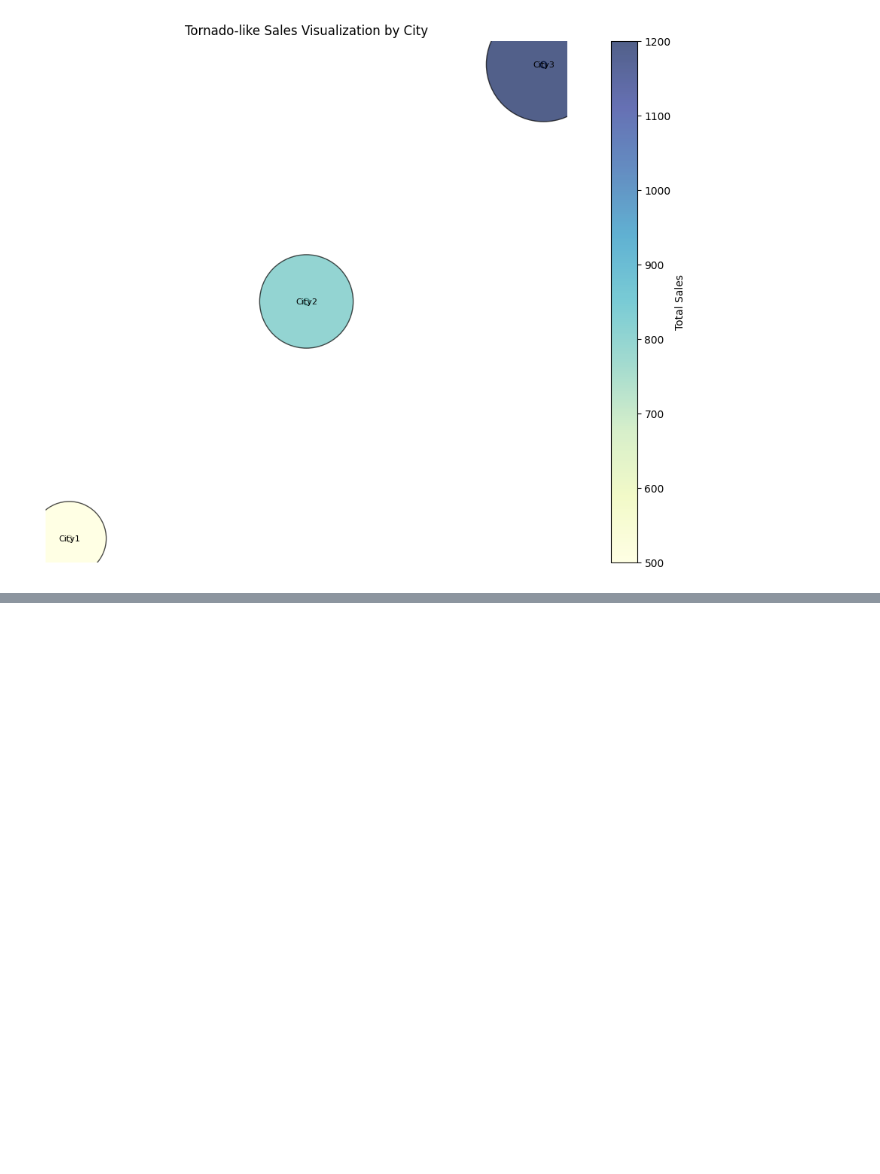
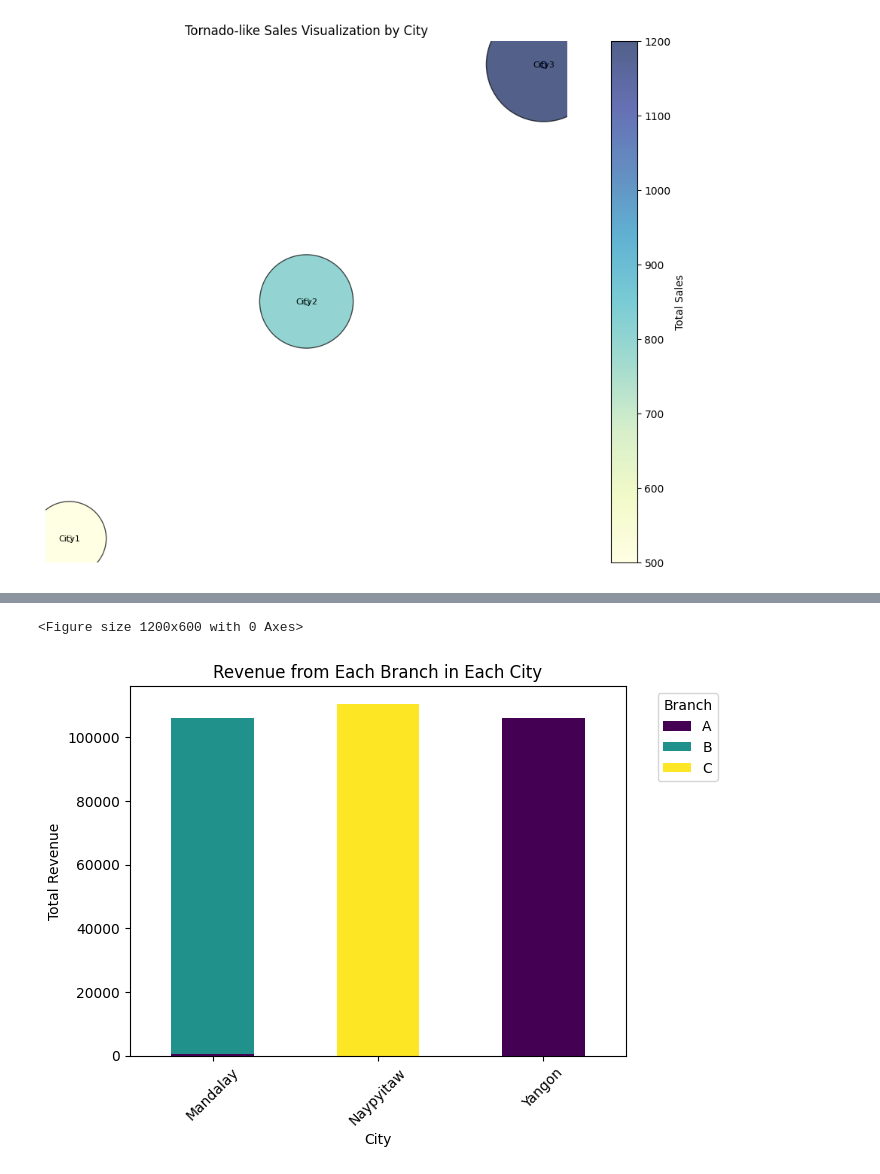
Before and after one commit to saimsheikh/Automated_EDA, a Jupyter notebook: main.ipynb, the cells around one changed output, grey strips where cells are left out. Saved outputs shown, nothing was run; the diff lists cells and outputs as text; code cells hidden in the pictures; blank space fills up the shorter version.

```diff
--- a/main.ipynb
+++ b/main.ipynb
@@ -283,0 +326,16 @@ plt.show()
+# %%
+# Group the data by 'City' and 'Branch' and calculate the sum of 'Total' for each branch in each city
+city_branch_revenue = df.groupby(['City', 'Branch'])['Total'].sum().unstack(fill_value=0)
+
+# Plotting the stacked bar chart
+plt.figure(figsize=(12, 6))
+city_branch_revenue.plot(kind='bar', stacked=True, colormap='viridis')
+plt.xlabel('City')
+plt.ylabel('Total Revenue')
+plt.title('Revenue from Each Branch in Each City')
+plt.xticks(rotation=45)
+plt.legend(title='Branch', bbox_to_anchor=(1.05, 1), loc='upper left')
+plt.show()
+# %% [output]
+<Figure size 1200x600 with 0 Axes>
+[figure, added]
```
Also changed, not shown: parts of 5 cells of this notebook, 1 other file.
